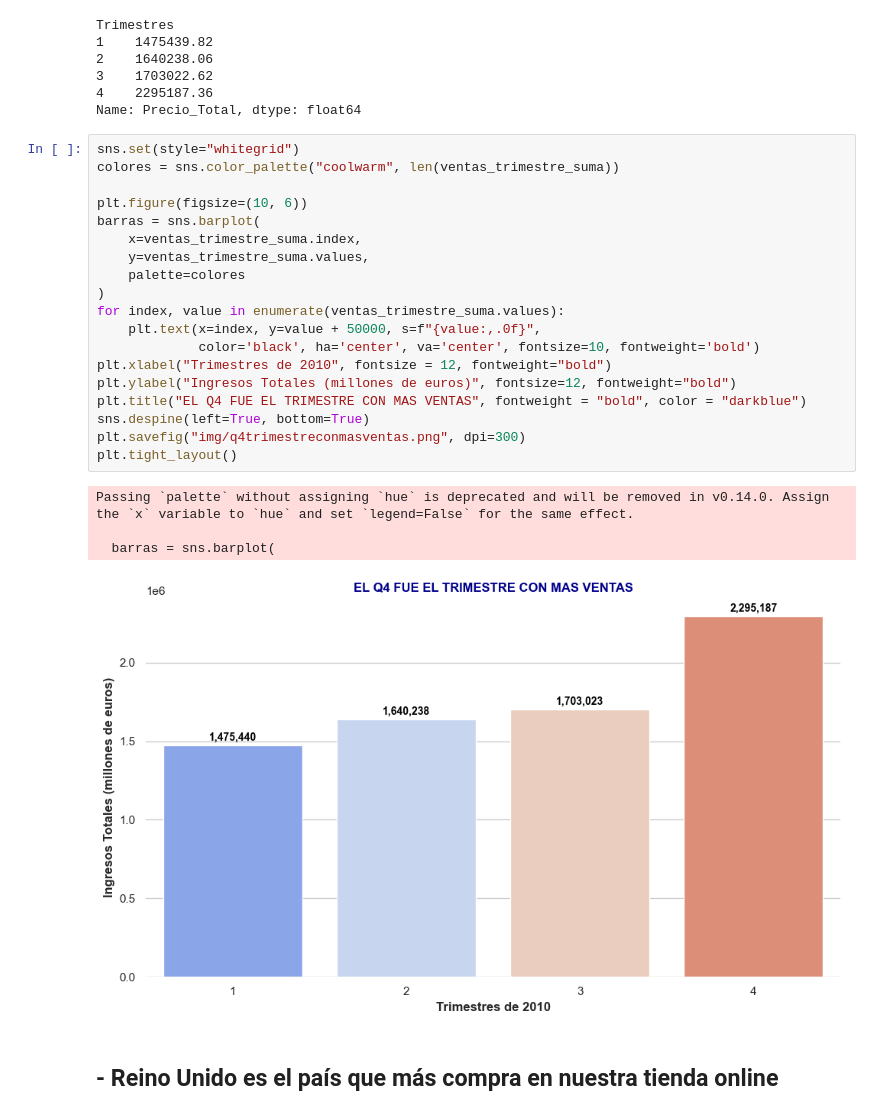
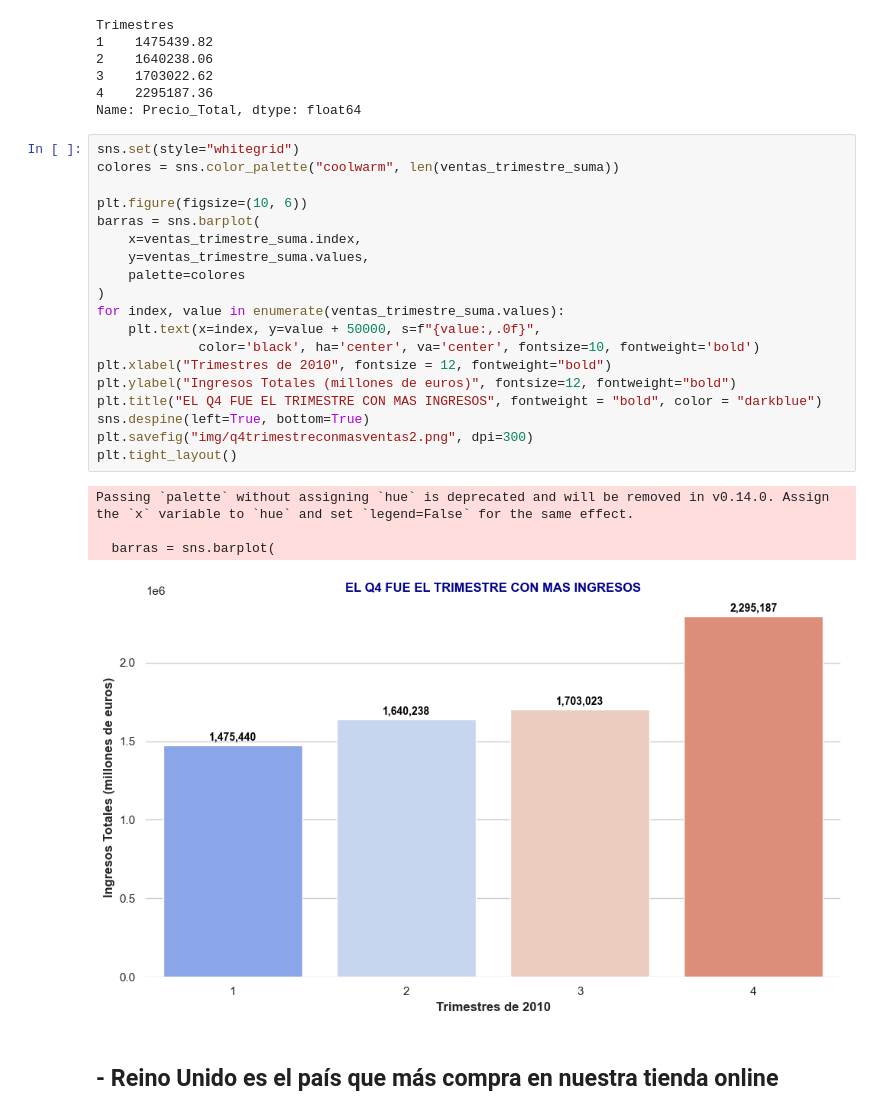
Before and after one commit to antonio-herrera-gb/EDA_Tienda_Online, a Jupyter notebook: main.ipynb, the cells around one changed output. Drawn from its saved outputs; the diff is of its cells as text.

```diff
--- a/main.ipynb
+++ b/main.ipynb
@@ -36,27 +36,27 @@ Name: Precio_Total, dtype: float64
 # %%
 sns.set(style="whitegrid")
 colores = sns.color_palette("coolwarm", len(ventas_trimestre_suma))
 
 plt.figure(figsize=(10, 6))
 barras = sns.barplot(
     x=ventas_trimestre_suma.index,
     y=ventas_trimestre_suma.values,
     palette=colores
 )
 for index, value in enumerate(ventas_trimestre_suma.values):
     plt.text(x=index, y=value + 50000, s=f"{value:,.0f}",
              color='black', ha='center', va='center', fontsize=10, fontweight='bold')
 plt.xlabel("Trimestres de 2010", fontsize = 12, fontweight="bold")
 plt.ylabel("Ingresos Totales (millones de euros)", fontsize=12, fontweight="bold")
-plt.title("EL Q4 FUE EL TRIMESTRE CON MAS VENTAS", fontweight = "bold", color = "darkblue")
+plt.title("EL Q4 FUE EL TRIMESTRE CON MAS INGRESOS", fontweight = "bold", color = "darkblue")
 sns.despine(left=True, bottom=True)
-plt.savefig("img/q4trimestreconmasventas.png", dpi=300)
+plt.savefig("img/q4trimestreconmasventas2.png", dpi=300)
 plt.tight_layout()
 # %% [output]
 Passing `palette` without assigning `hue` is deprecated and will be removed in v0.14.0. Assign the `x` variable to `hue` and set `legend=False` for the same effect.
 
   barras = sns.barplot(
-[figure, old version]
+[figure, new version]
 # %% [markdown]
 ## **- Reino Unido es el país que más compra en nuestra tienda online**
 # %%
```
Also changed, not shown: parts of 1 cell of this notebook, 7 other files.
